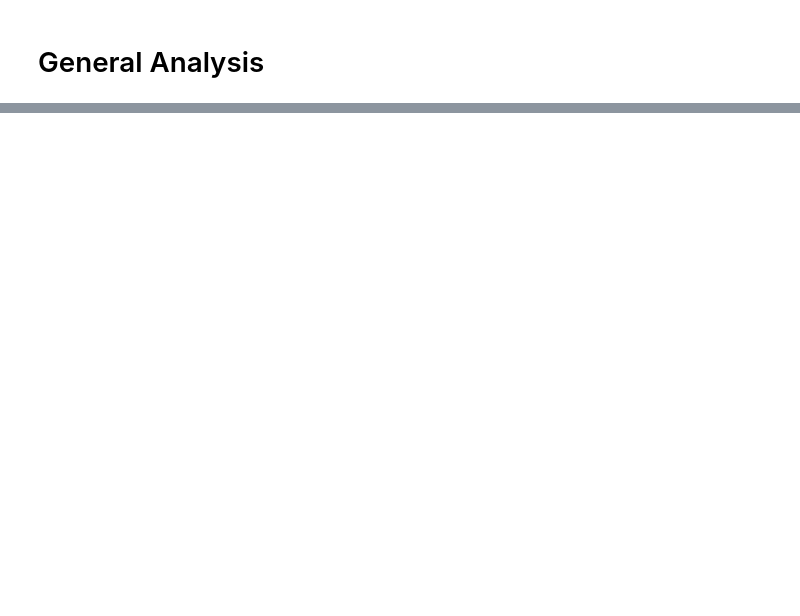
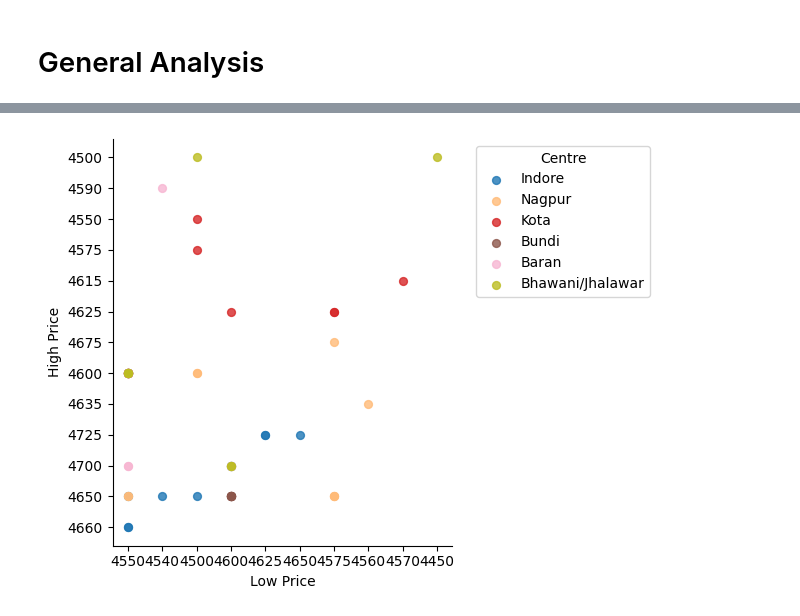
Before and after one commit to arunvithyasegar/Agriwatch-Soya-report, a Jupyter notebook: Oil_Seeds_Agriwatch.ipynb, the cells around one changed output, grey strips where cells are left out. Cells and saved outputs as stored; diff of their text form; code cells hidden in the pictures; blank space fills up the shorter version.

```diff
--- a/Oil_Seeds_Agriwatch.ipynb
+++ b/Oil_Seeds_Agriwatch.ipynb
@@ -165,3 +174,26 @@ soybean_prices
+# %%
+from matplotlib import pyplot as plt
+
+# Create a color mapping for each center
+unique_centers = soybean_prices['Centre'].unique()
+color_map = {centre: plt.cm.tab20(i / len(unique_centers)) for i, centre in enumerate(unique_centers)}
+
+# Plot each center with its assigned color
+for centre, color in color_map.items():
+    subset = soybean_prices[soybean_prices['Centre'] == centre]
+    plt.scatter(subset['Low_Rs/Qtl'], subset['High_Rs/Qtl'], s=32, alpha=0.8, label=centre, color=color)
+
+# Label the axes
+plt.xlabel('Low Price')
+plt.ylabel('High Price')
+
+# Customize the plot
+plt.gca().spines[['top', 'right']].set_visible(False)
+plt.legend(title='Centre', bbox_to_anchor=(1.05, 1), loc='upper left')  # Place legend outside
+plt.tight_layout()
+plt.show()
+# %% [output]
+[figure, added]
 # %%
 # Filter the DataFrame for Soybean prices where Type is 'Plant'
 soybean_prices = df[(df['Commodity'].str.contains('Soybean', case=False)) & (df['Type'].str.contains('Plant', case=False))]
```
Also changed, not shown: parts of 14 cells of this notebook.
